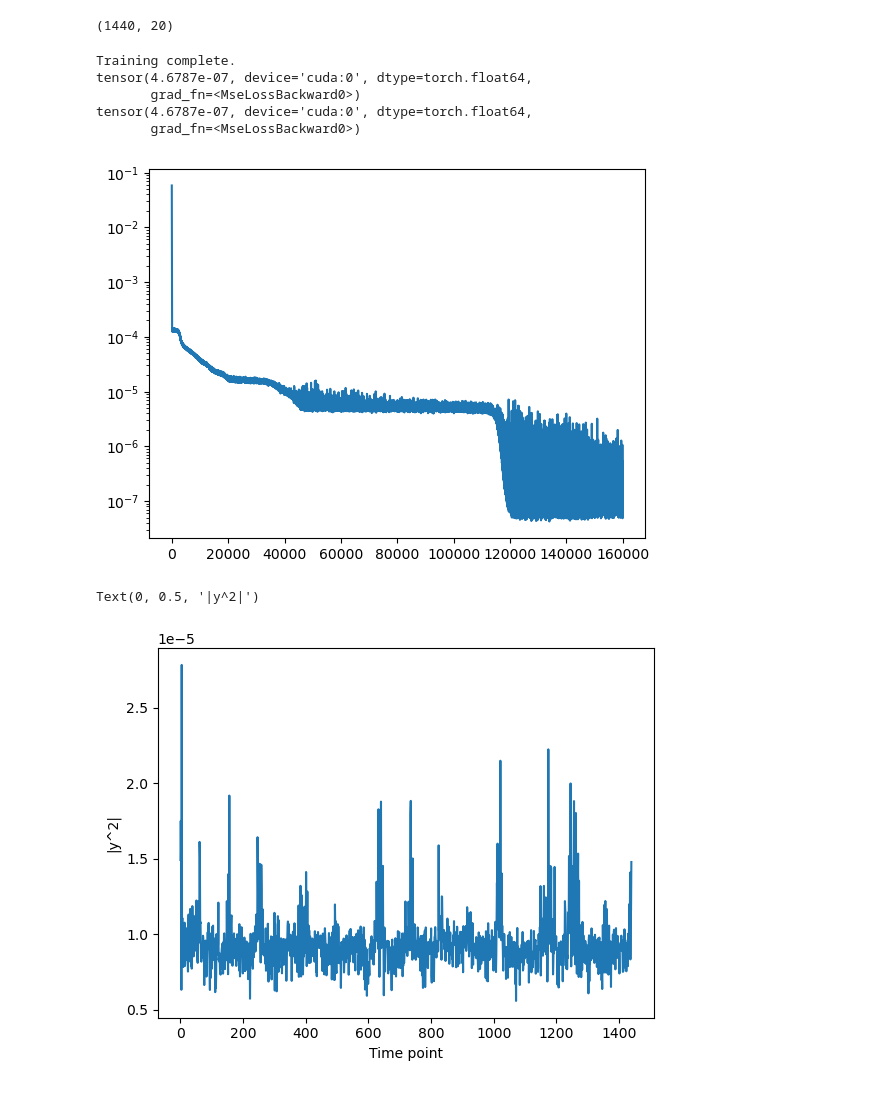
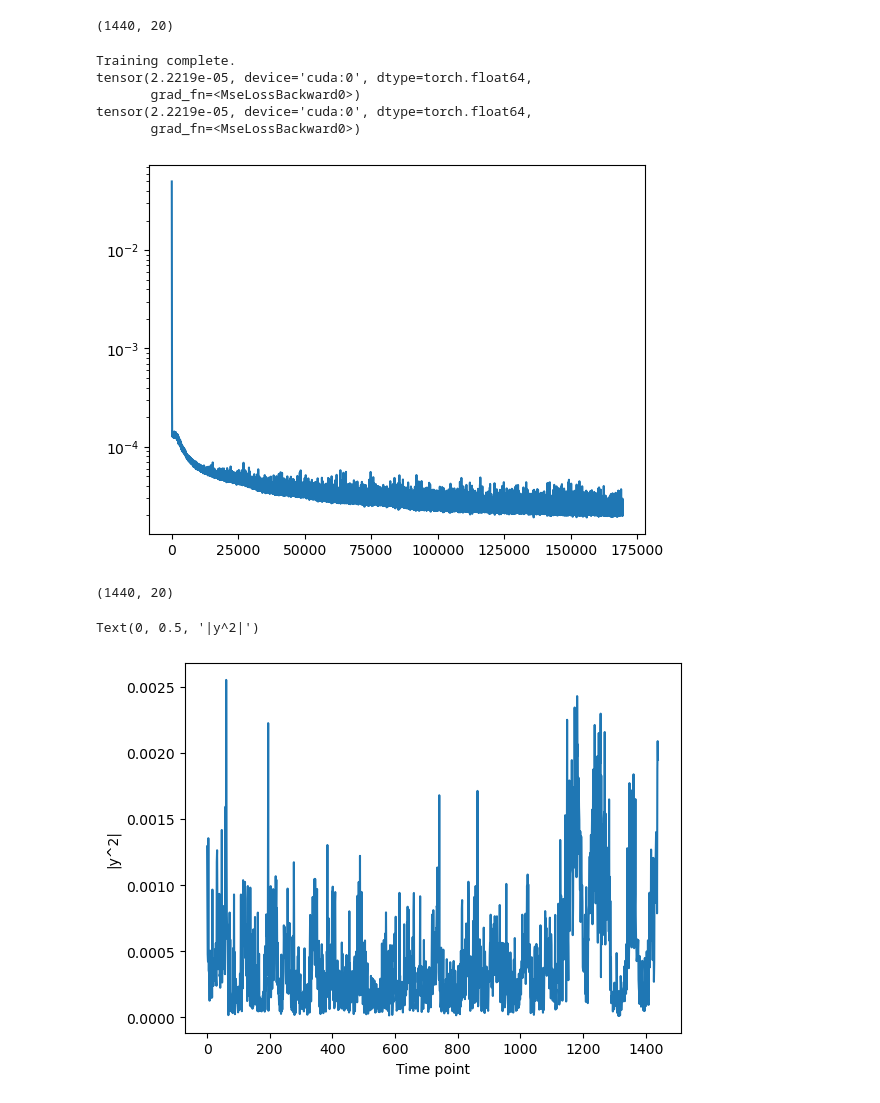
Before and after one commit to bizhili/power_grid_security, a Jupyter notebook: simple_encoder3.ipynb, the cells around one changed output. Drawn from its saved outputs; the diff is of its cells as text; code cells hidden in the pictures.

```diff
--- a/simple_encoder3.ipynb
+++ b/simple_encoder3.ipynb
@@ -18,14 +18,14 @@ def read_excel_power(file_path= ""):
     pfData= pfData.to_numpy()
     phaseData= phaseData.to_numpy()
     #normalize
-    pfData= pfData/(np.sqrt(np.sum(np.square(pfData), 1, keepdims= True)))
+    #pfData= pfData/(np.sqrt(np.sum(np.square(pfData), 1, keepdims= True)))
 
     return pfData, phaseData
 attackPfData, attackPhaseData= read_excel_power("first round/attack_all.xlsx")
 PfData2, attackPhaseData2= read_excel_power("fdia_data.xlsx")
 basePfData, basePhaseData= read_excel_power("first round/base_all.xlsx")
 
-data= attackPhaseData2
+data= attackPfData
 print(data.shape)
 plt.figure(figsize=(16, 6))
 for i in range(data.shape[1]):
@@ -80,13 +103,13 @@ class Net(nn.Module):
         y1 = torch.nn.Sigmoid()(self.fc1(x))
         y1 = torch.nn.Sigmoid()(self.fc12(y1))
         y1 = self.fc13(y1)
-        y1= y1#+torch.rand((y1.shape[0], 1), device= device)
+        y1= y1+torch.rand((y1.shape[0], 1), device= device)
 
         return y1
     def decoder(self, y1):
-        #x = (torch.abs(self.H)*self.A).matmul((y1).T)
-        x= self.fc2(y1)
-        return x
+        x = (model.H.sum(dim=1, keepdim=True)*model.A).matmul((y1).T)
+        #x= self.fc2(y1)
+        return x.T
     def forward(self, x):
         y1, y2= self.encoder(x)
         x_pre= self.decoder(y1, y2)
@@ -135,25 +150,38 @@ print(loss)
 print(MSELoss)
 # %% [output]
 Training complete.
-tensor(4.6787e-07, device='cuda:0', dtype=torch.float64,
+tensor(2.2219e-05, device='cuda:0', dtype=torch.float64,
        grad_fn=<MseLossBackward0>)
-tensor(4.6787e-07, device='cuda:0', dtype=torch.float64,
+tensor(2.2219e-05, device='cuda:0', dtype=torch.float64,
        grad_fn=<MseLossBackward0>)
 # %%
 plt.plot(losses[:])
 plt.yscale("log")
 #plt.xscale("log")
 # %% [output]
-[figure, old version]
+[figure, new version]
 # %%
+def apply_mean_filter_2d(data, window_size):
+    # Define the filter kernel
+    filter_kernel = np.ones(window_size) / window_size
+    # Initialize the output array with the same shape as input
+    filtered_data = np.zeros_like(data)
+    # Apply the filter along each row
+    for i in range(data.shape[1]):
+        filtered_data[:, i] = np.convolve(data[:, i], filter_kernel, mode='same')
+    return filtered_data
+
 x_test_tensor = torch.tensor(attackPfData2, dtype=torch.float64, device=device)
 y1= model.encoder(x_test_tensor)
 o_x= model.decoder(y1)
-bias= torch.square(x_test_tensor-o_x).sum(dim=1)
+bias= torch.square(x_test_tensor-o_x).detach().cpu().numpy()
+print(bias.shape)
+bias= apply_mean_filter_2d(bias, 1).sum(axis=1)
 ob_o_y= torch.sum(torch.square(y1), dim= 1)
-plt.plot(bias.detach().cpu().numpy())
+plt.plot(bias)
 plt.xlabel("Time point")
 plt.ylabel("|y^2|")
 # %% [output]
-Text(0, 0.5, '|y^2|')
+(1440, 20)
+Text(0, 0.5, '|y^2|')
-[figure, old version]
+[figure, new version]
```
Also changed, not shown: parts of 4 cells of this notebook, 17 other files.
